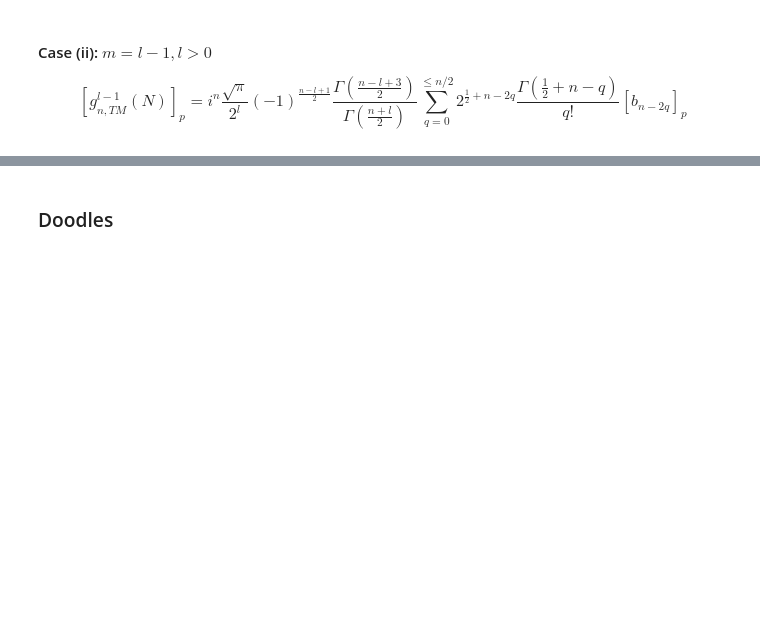
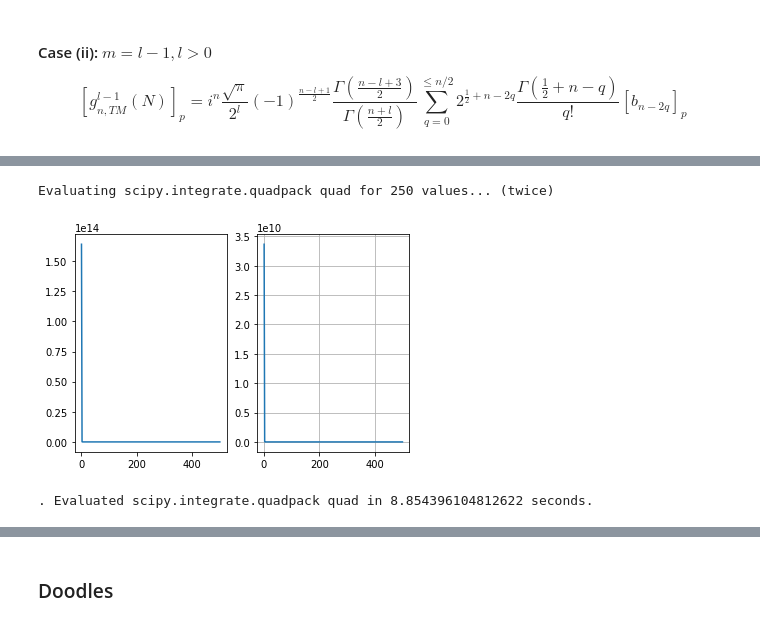
Before and after one commit to LVotto/jupylgbeams_lens, a Jupyter notebook: FocusedLGBeamsFS.ipynb, the cells around one changed output, grey strips where cells are left out. Drawn from its saved outputs; the diff is of its cells as text; code cells hidden in the pictures; blank space fills up the shorter version.

```diff
--- a/FocusedLGBeamsFS.ipynb
+++ b/FocusedLGBeamsFS.ipynb
@@ -345,0 +378,6 @@ $$    \left[ g_{n, TM}^{l-1}(N) \right]_p = i^n \frac{\sqrt{\pi}}{2^{l}} (-1)^{\
+# %%
+quadint = integral_performance(method=intg.quad)
+# %% [output]
+Evaluating scipy.integrate.quadpack quad for 250 values... (twice)
+[figure, added]
+. Evaluated scipy.integrate.quadpack quad in 8.854396104812622 seconds.
```
Also changed, not shown: parts of 34 cells of this notebook.
